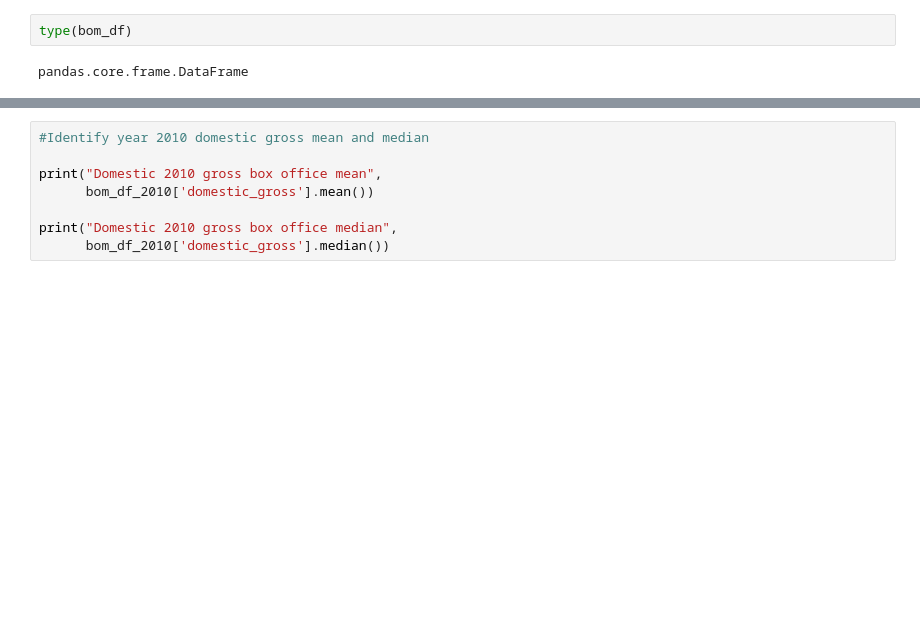
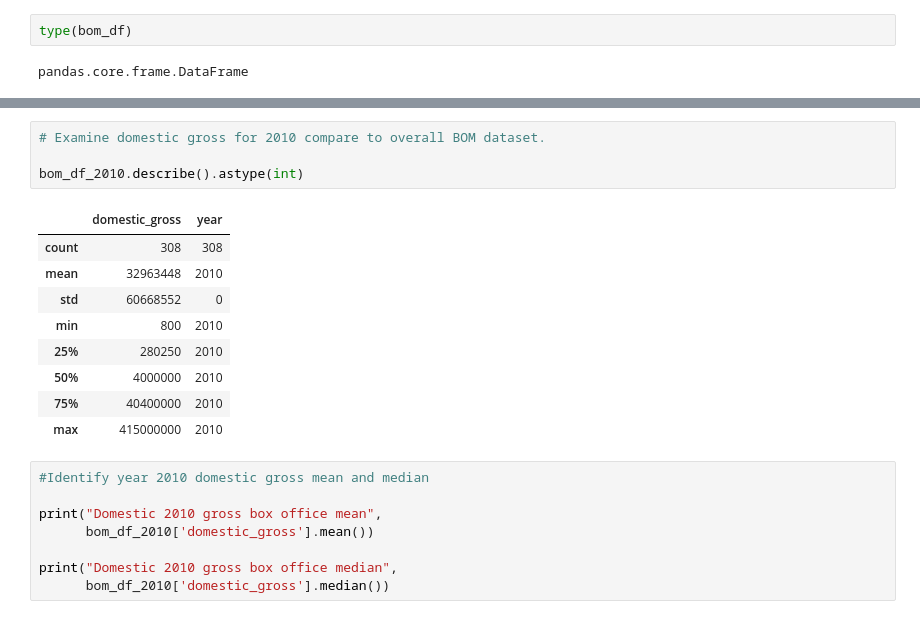
Before and after one commit to JM-Hansen/dsc-phase-1-project-v2-4, a Jupyter notebook: Microsoft_Movie_Analysis.ipynb, the cells around one changed output, grey strips where cells are left out. Cells and saved outputs as stored; diff of their text form; blank space fills up the shorter version.

```diff
--- a/Microsoft_Movie_Analysis.ipynb
+++ b/Microsoft_Movie_Analysis.ipynb
@@ -158,3 +136,17 @@ bom_df_2010
+# %%
+# Examine domestic gross for 2010 compare to overall BOM dataset.
+
+bom_df_2010.describe().astype(int)
+# %% [output]
+|  | domestic_gross | year |
+| count | 308 | 308 |
+| mean | 32963448 | 2010 |
+| std | 60668552 | 0 |
+| min | 800 | 2010 |
+| 25% | 280250 | 2010 |
+| 50% | 4000000 | 2010 |
+| 75% | 40400000 | 2010 |
+| max | 415000000 | 2010 |
 # %%
 #Identify year 2010 domestic gross mean and median
 
```
Also changed, not shown: parts of 60 cells of this notebook.
